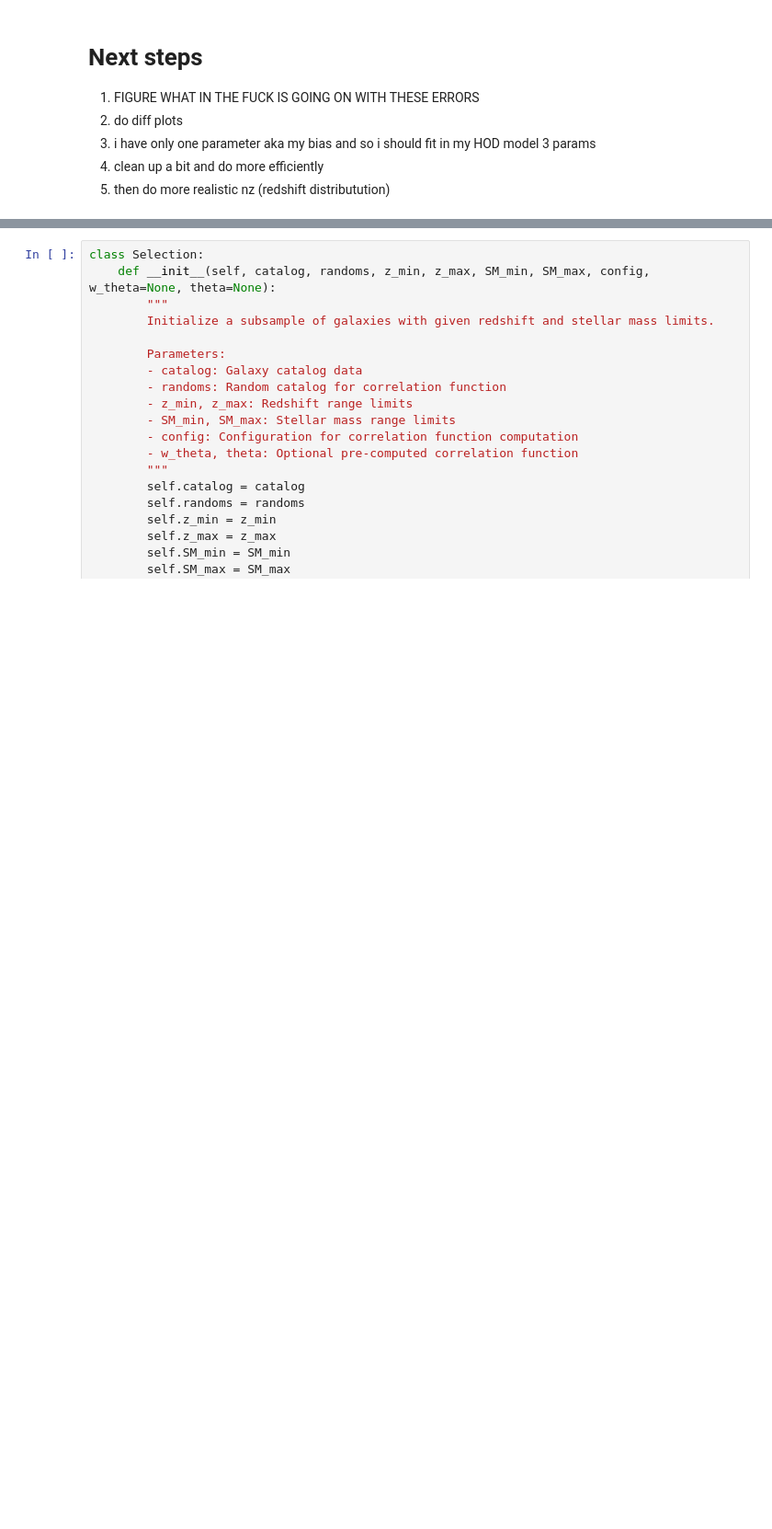
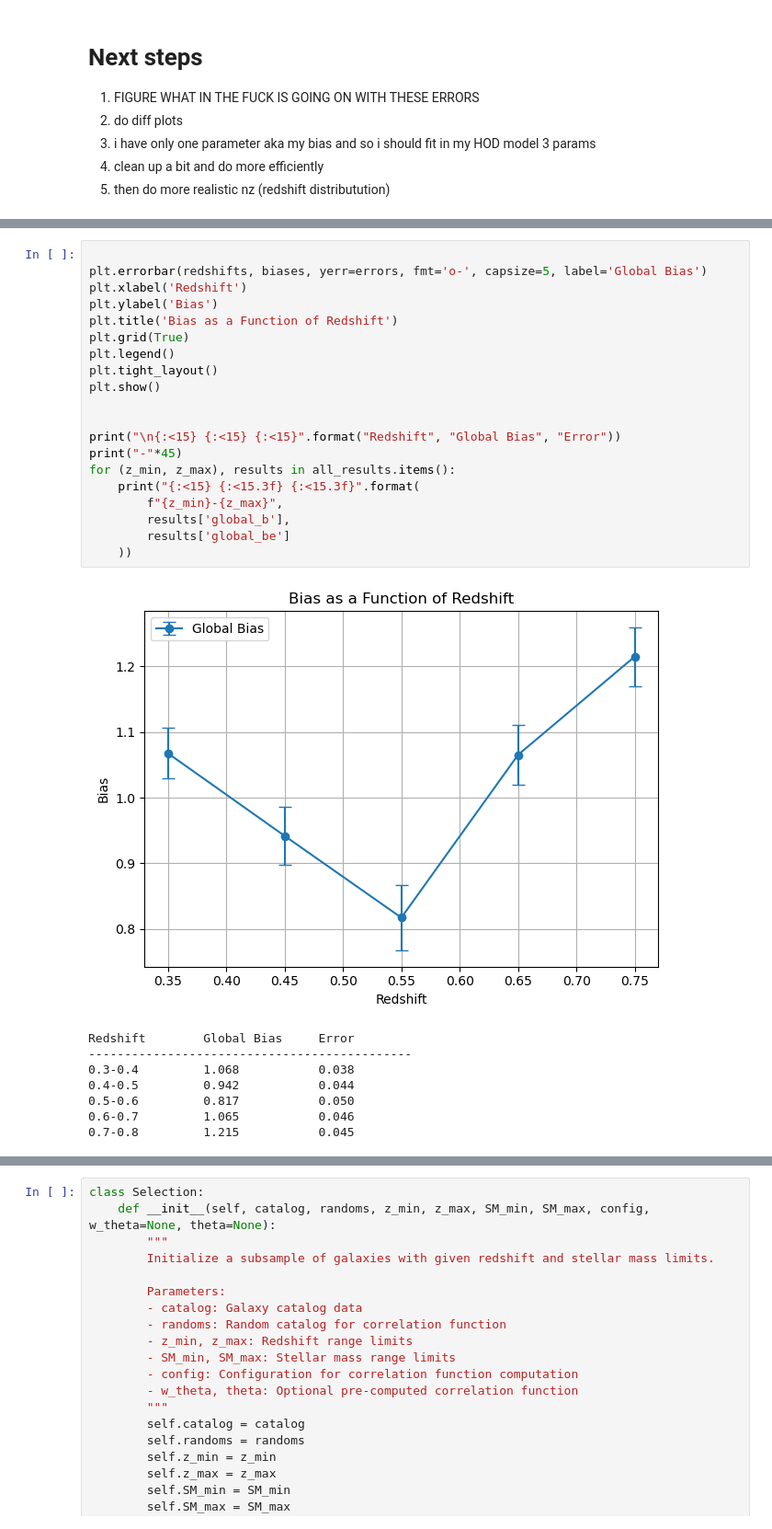
Before and after one commit to OtiliaIrina/Master_Thesis, a Jupyter notebook: New code/Combined-model.ipynb, the cells around one changed output, grey strips where cells are left out. Shown at 92% size. Cells and saved outputs as stored; diff of their text form; blank space fills up the shorter version.

```diff
--- a/New code/Combined-model.ipynb
+++ b/New code/Combined-model.ipynb
@@ -804 +810,30 @@ Redshift        Global Bias     Error
+# %%
+
+plt.errorbar(redshifts, biases, yerr=errors, fmt='o-', capsize=5, label='Global Bias')
+plt.xlabel('Redshift')
+plt.ylabel('Bias')
+plt.title('Bias as a Function of Redshift')
+plt.grid(True)
+plt.legend()
+plt.tight_layout()
+plt.show()
+
+
+print("\n{:<15} {:<15} {:<15}".format("Redshift", "Global Bias", "Error"))
+print("-"*45)
+for (z_min, z_max), results in all_results.items():
+    print("{:<15} {:<15.3f} {:<15.3f}".format(
+        f"{z_min}-{z_max}",
+        results['global_b'],
+        results['global_be']
+    ))
+# %% [output]
+[figure, added]
+Redshift        Global Bias     Error
+---------------------------------------------
+0.3-0.4         1.068           0.038
+0.4-0.5         0.942           0.044
+0.5-0.6         0.817           0.050
+0.6-0.7         1.065           0.046
+0.7-0.8         1.215           0.045
 # %% [markdown]
```
Also changed, not shown: parts of 4 cells of this notebook, 2 other files.
